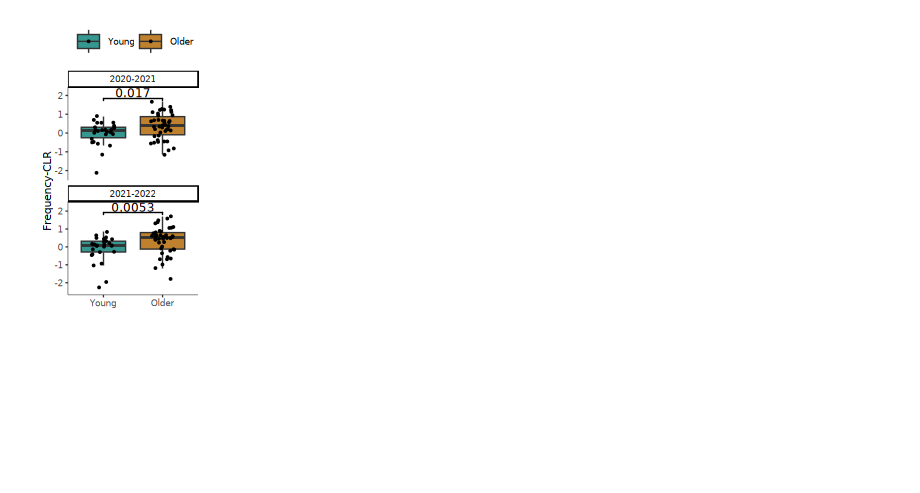
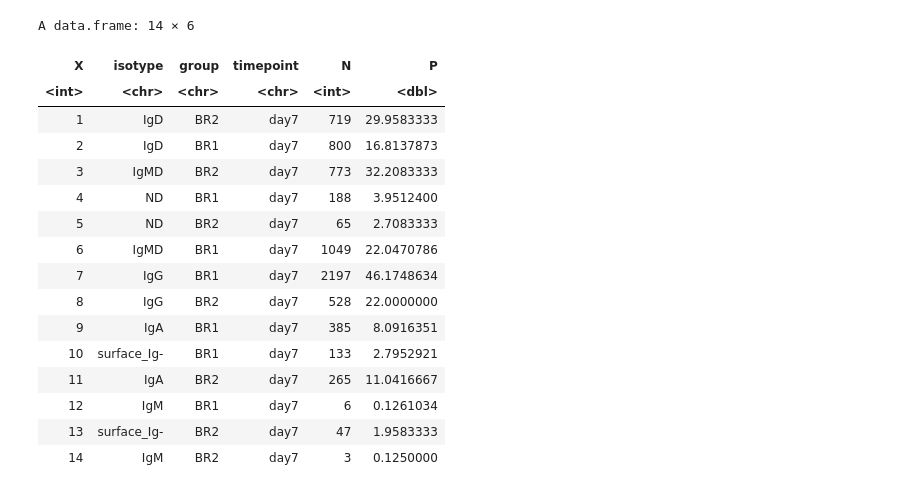
Before and after one commit to aifimmunology/IHA-Figure, a Jupyter notebook: Figure5/06_FigG.ipynb, the cells around one changed output. Saved outputs shown, nothing was run; the diff lists cells and outputs as text; code cells hidden in the pictures; blank space fills up the shorter version.

```diff
--- a/Figure5/06_FigG.ipynb
+++ b/Figure5/06_FigG.ipynb
@@ -25,31 +0,0 @@ df<-df %>% filter(AIFI_L3=="CD27- effector B-nonswitched")
-# %%
-options(repr.plot.width = 35/25.4, repr.plot.height = 65/25.4)
-
-
-p<-ggplot(df,aes(x=`Age Group`, y=frequency_clr, fill=`Age Group`)) +
-   geom_boxplot(outlier.shape = NA,lwd=0.3) +
-geom_point(position = position_jitter(width = 0.2),color="black", size=0.8,stroke=0) +
-theme_classic(base_size=6)+
-stat_compare_means( label = "p.format",method='wilcox.test',paired=FALSE,size=2.5,
-  comparisons = list(c("Older", "Young")))+
-
-    scale_fill_manual(values = c("Older" = '#bf812d', "Young" = '#35978f'))+
-    scale_y_continuous(limits = c(NA, NA),
-                       expand = expansion(mult = c(0.1, 0.15)))+
-theme(legend.position="none")+
-xlab('')+
-ylab('Frequency-CLR')+
-facet_wrap(~Flu_Year,  ncol=1, scale='free_y') +theme(
-panel.border = element_blank())   +
-    theme(axis.line = element_line(colour = "black", linewidth = 0.1),
-          legend.position = "top",
-          legend.title = element_blank(),
-          panel.grid.major = element_blank(),
-          panel.grid.minor = element_blank(),
-          panel.border = element_blank(),
-          panel.background = element_blank(),
-          axis.title.x = element_text(margin = margin(t = 1)))
-p
-ggsave('FigureG.pdf',p,width = 35/25.4,height = 65/25.4)
-# %% [output]
-[figure, removed]
@@ -55,0 +8,23 @@ ggsave('FigureG.pdf',p,width = 35/25.4,height = 65/25.4)
+# %%
+df<-read.csv("06_B_cell_flow/density_data_CD27neg.csv")
+iso_percentage<-read.csv("06_B_cell_flow/iso.perc.eff.csv")
+# %%
+iso_percentage
+# %% [output]
+A data.frame: 14 × 6
+| X | isotype | group | timepoint | N | P |
+| <int> | <chr> | <chr> | <chr> | <int> | <dbl> |
+| 1 | IgD | BR2 | day7 | 719 | 29.9583333 |
+| 2 | IgD | BR1 | day7 | 800 | 16.8137873 |
+| 3 | IgMD | BR2 | day7 | 773 | 32.2083333 |
+| 4 | ND | BR1 | day7 | 188 | 3.9512400 |
+| 5 | ND | BR2 | day7 | 65 | 2.7083333 |
+| 6 | IgMD | BR1 | day7 | 1049 | 22.0470786 |
+| 7 | IgG | BR1 | day7 | 2197 | 46.1748634 |
+| 8 | IgG | BR2 | day7 | 528 | 22.0000000 |
+| 9 | IgA | BR1 | day7 | 385 | 8.0916351 |
+| 10 | surface_Ig- | BR1 | day7 | 133 | 2.7952921 |
+| 11 | IgA | BR2 | day7 | 265 | 11.0416667 |
+| 12 | IgM | BR1 | day7 | 6 | 0.1261034 |
+| 13 | surface_Ig- | BR2 | day7 | 47 | 1.9583333 |
+| 14 | IgM | BR2 | day7 | 3 | 0.1250000 |
```
Also changed, not shown: parts of 10 cells of this notebook, 19 other files.
